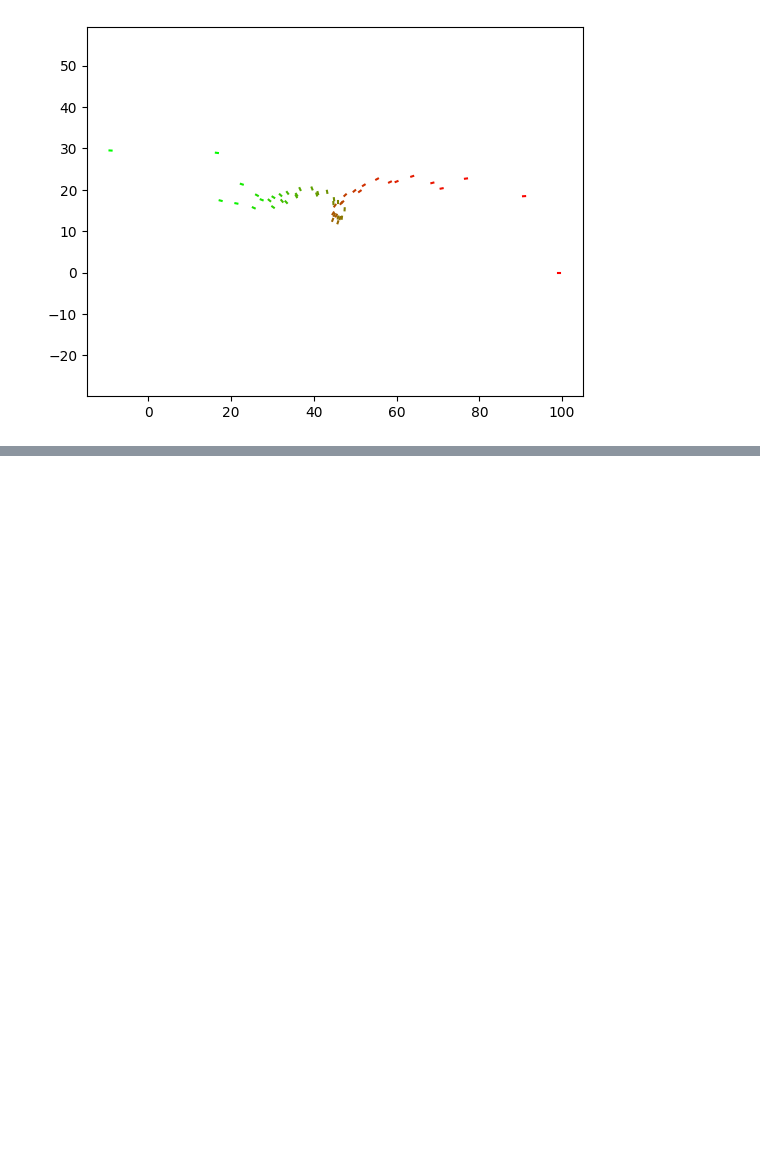
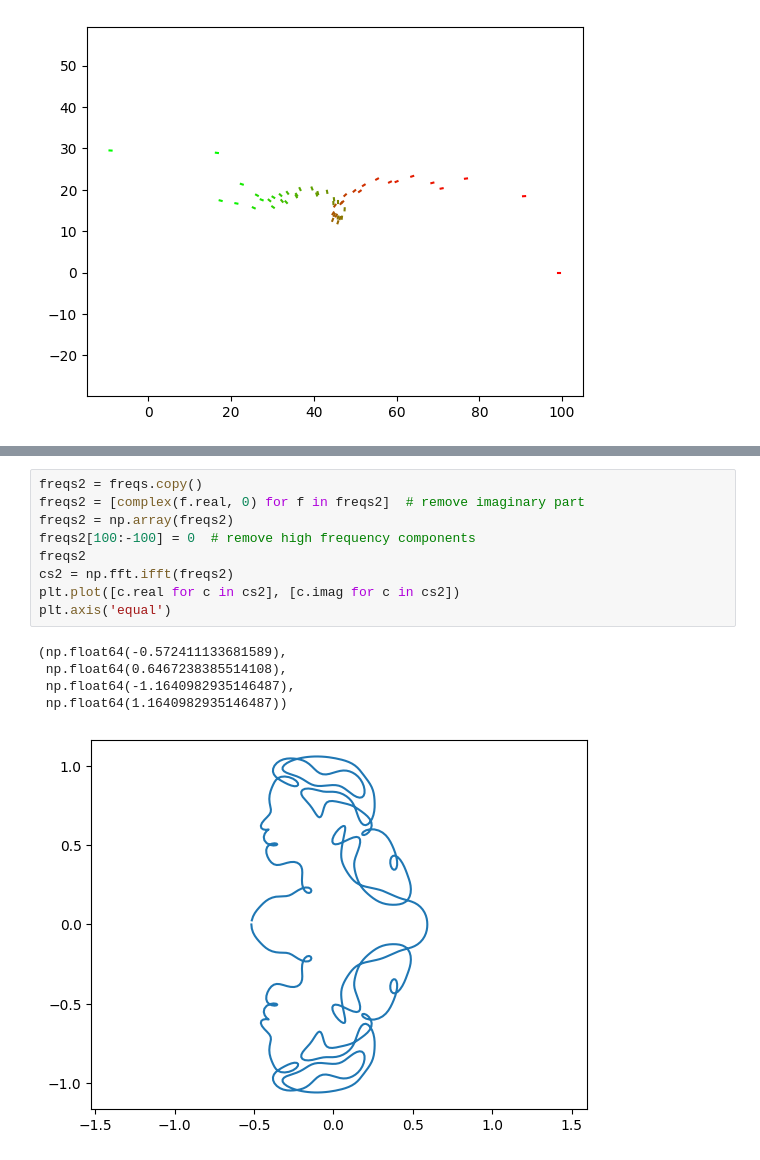
Before and after one commit to oscarlaird/fences, a Jupyter notebook: solve.ipynb, the cells around one changed output, grey strips where cells are left out. Saved outputs shown, nothing was run; the diff lists cells and outputs as text; blank space fills up the shorter version.

```diff
--- a/solve.ipynb
+++ b/solve.ipynb
@@ -255,0 +282,15 @@ At length 62.96, x = 51.04, y = 51.02
+# %%
+freqs2 = freqs.copy()
+freqs2 = [complex(f.real, 0) for f in freqs2]  # remove imaginary part
+freqs2 = np.array(freqs2)
+freqs2[100:-100] = 0  # remove high frequency components
+freqs2
+cs2 = np.fft.ifft(freqs2)
+plt.plot([c.real for c in cs2], [c.imag for c in cs2])
+plt.axis('equal')
+# %% [output]
+(np.float64(-0.572411133681589),
+ np.float64(0.6467238385514108),
+ np.float64(-1.1640982935146487),
+ np.float64(1.1640982935146487))
+[figure, added]
```
Also changed, not shown: parts of 6 cells of this notebook, 6 other files.
